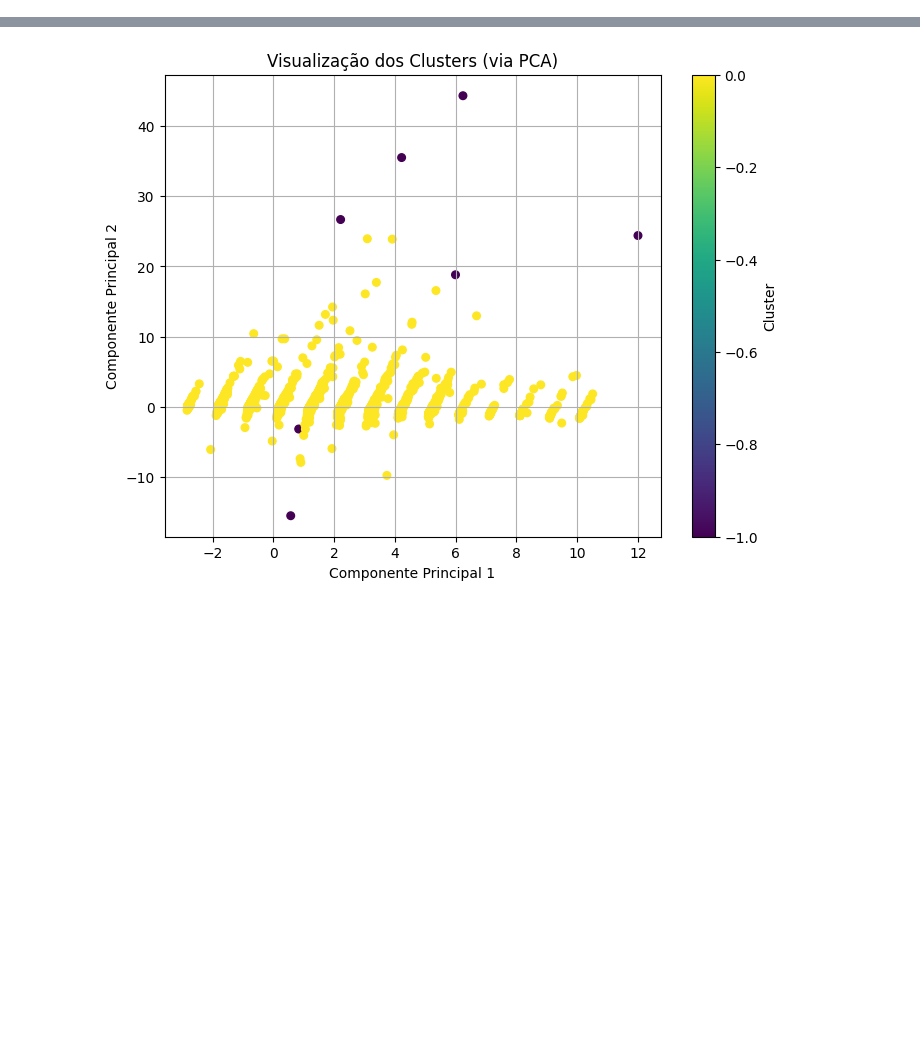
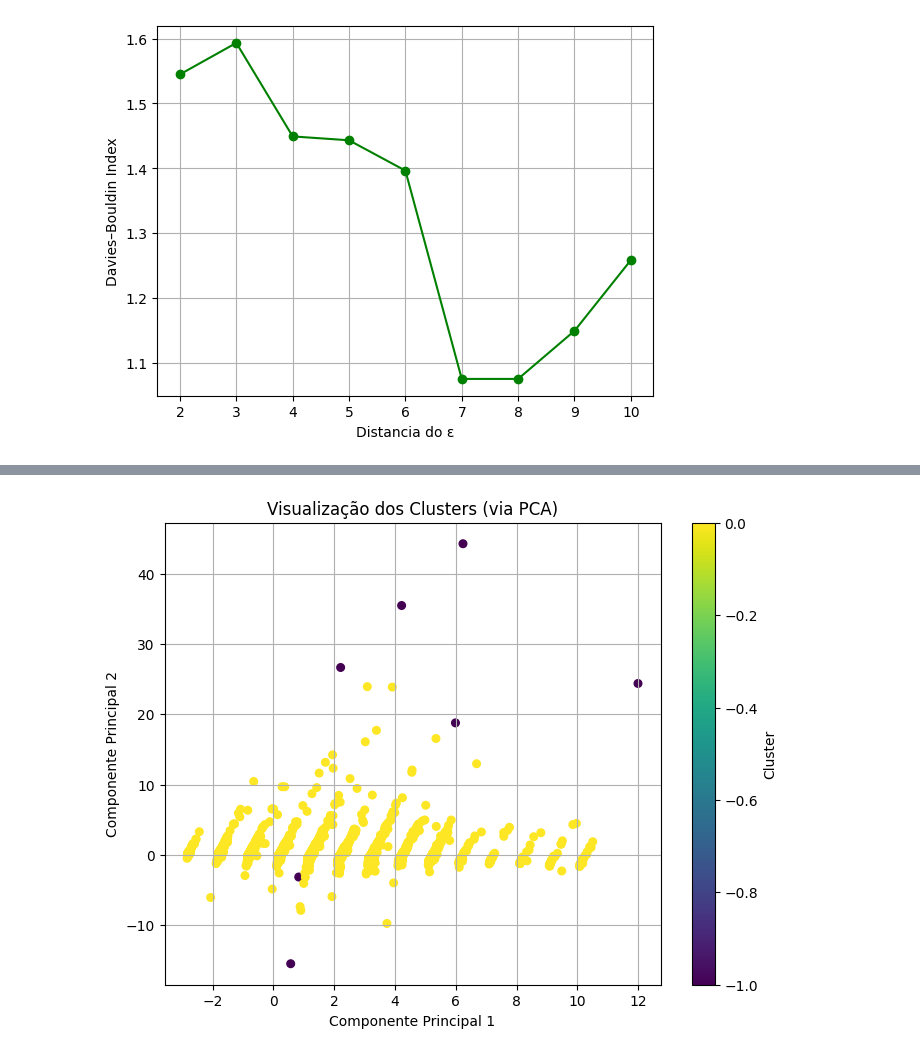
Before and after one commit to PedrocsGalindo/client_clustering, a Jupyter notebook: notebookes/DBSCAN.ipynb, the cells around one changed output, grey strips where cells are left out. Cells and saved outputs as stored; diff of their text form; code cells hidden in the pictures; blank space fills up the shorter version.

```diff
--- a/notebookes/DBSCAN.ipynb
+++ b/notebookes/DBSCAN.ipynb
@@ -26,0 +39,18 @@ data
+# %%
+# Avaliação com Davies-Bouldin Index
+dbi_scores = []
+
+# Testa valores de k de 2 a 10
+for ep in range(2, 11):
+    clustering = DBSCAN(eps=ep, min_samples=15).fit(data)
+    dbi = davies_bouldin_score(data, clustering.labels_)
+    dbi_scores.append(dbi)
+
+# Plot do índice DBI
+plt.plot(range(2, 11), dbi_scores, marker='o', color='green')
+plt.xlabel('Distancia do ε')
+plt.ylabel('Davies–Bouldin Index')
+plt.grid(True)
+plt.show()
+# %% [output]
+[figure, added]
```
Also changed, not shown: parts of 4 cells of this notebook.
